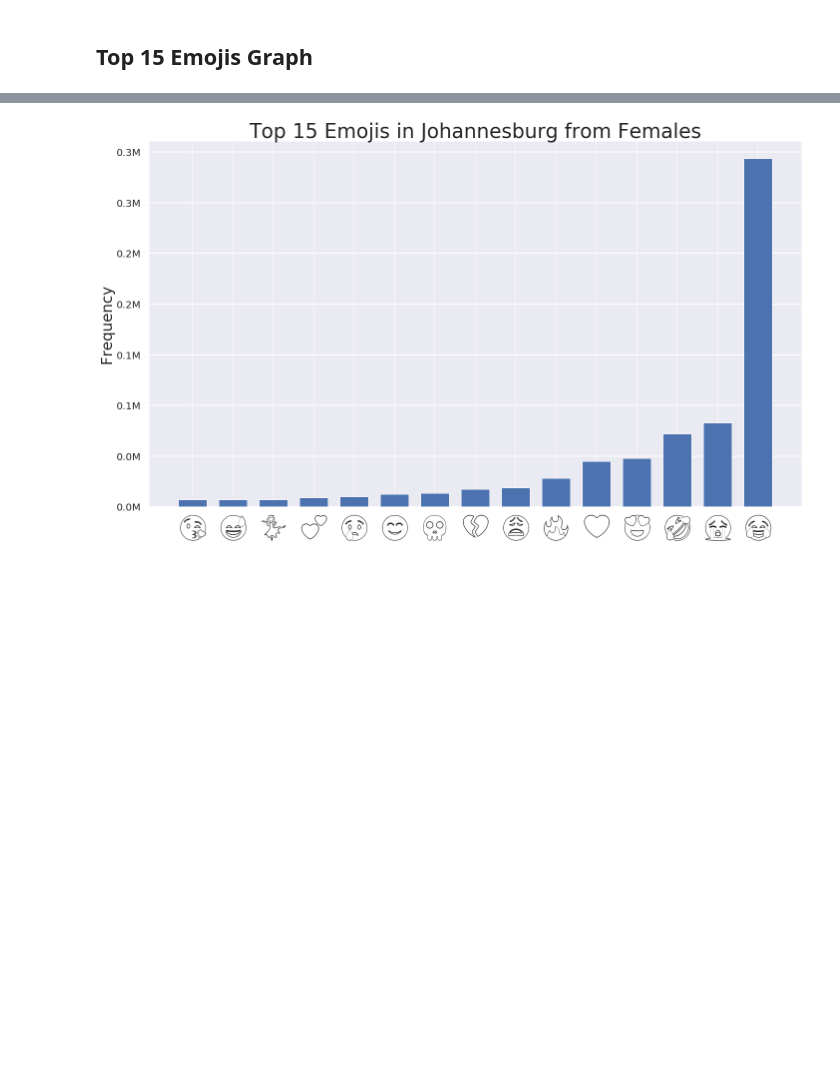
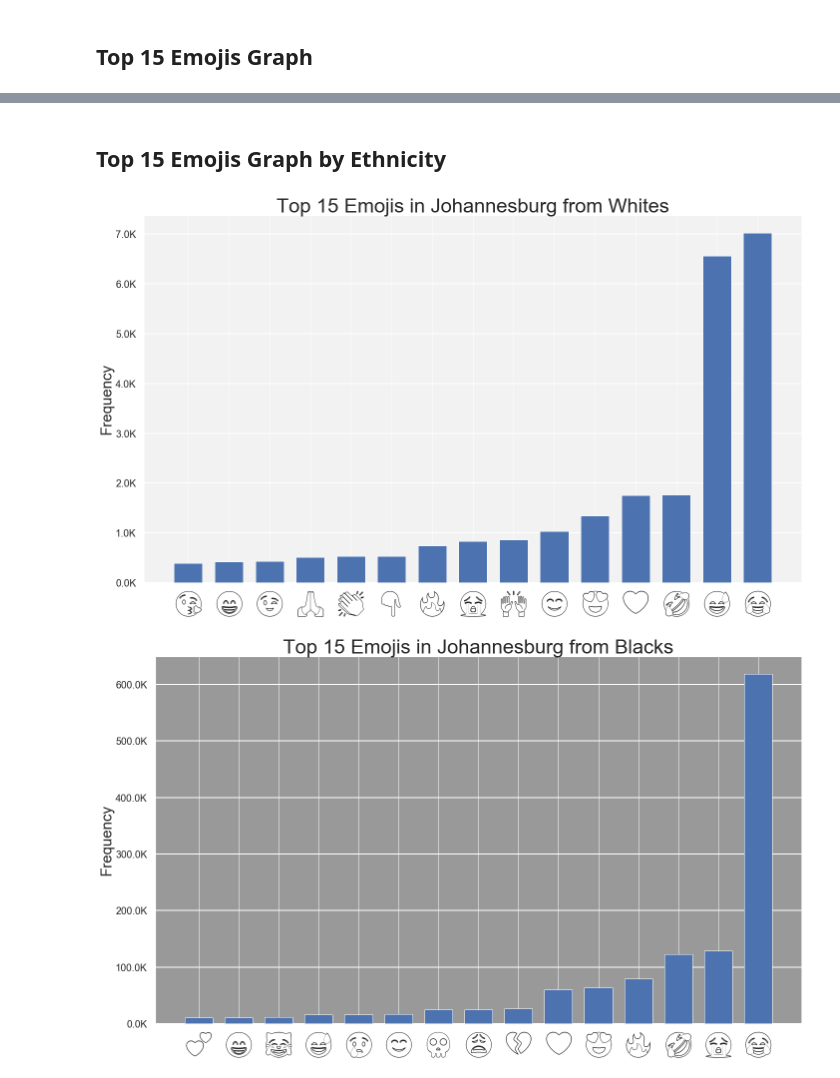
Before and after one commit to stylianosnicoletti/Emojis-usage-in-social-media-by-demographics, a Jupyter notebook: Jupyter/Emojis_ Johannesburg .ipynb, the cells around one changed output, grey strips where cells are left out. Saved outputs shown, nothing was run; the diff lists cells and outputs as text; code cells hidden in the pictures; blank space fills up the shorter version.

Commit message:
Top 15 Emojis Graph by Ethnicity Johannesburg

```diff
--- a/Jupyter/Emojis_ Johannesburg .ipynb
+++ b/Jupyter/Emojis_ Johannesburg .ipynb
@@ -185,0 +329,15 @@ emojis_count_females_df
+# %%
+# Count emojis
+count_asian = extract.count_all_emoji(joh_join_df.loc[(joh_join_df['ethnicity'] == 'asian')& (joh_join_df['ethnicity:confidence'].astype(float)>0.75)]['text'])
+
+# Display most common
+#count_males.most_common()
+
+# Create panda dataframe to store emojis with counts
+emojis_count_asian_df = pd.DataFrame(columns = ['Emoji','Count'])
+for emoji in count_asian:
+    emojis_count_asian_df = emojis_count_asian_df.append({'Emoji' : emoji , 'Count' : count_asian[emoji]} , ignore_index=True)
+
+# Sort dataframe by count
+emojis_count_asian_df = emojis_count_asian_df.sort_values(by=['Count'])
+emojis_count_asian_df
@@ -186,19 +363,28 @@ emojis_count_females_df
+# %% [markdown]
+## Top 15 Emojis Graph by Ethnicity
 # %%
-# Top 15 Values
-x_females = emojis_count_females_df['Emoji'].tail(15).values
-y_females = emojis_count_females_df['Count'].tail(15).values
+ethnicities_list = ['Whites','Blacks','Hispanics','Asians']
+ethnicities_values =[emojis_count_white_df,emojis_count_black_df,emojis_count_hispanic_df,emojis_count_asian_df]
+graph_colours=['f2f2f2','999999','e1b68b','ffeeb7']
+for i,ethn in enumerate(ethnicities_list):
 
-# Plot Bar Chart
-fig, ax = plt.subplots(figsize=(20,12))
-ax.yaxis.set_major_formatter(formatter_millions)
-ax.tick_params(axis='both', which='major', pad=10)
-plt.grid( linestyle='-', linewidth=2,axis='y')
-plt.bar(x_females, y_females, width=0.7, bottom=None, align='center', data=emojis_count_df.tail(5))
-plt.xticks(x_females, fontproperties=emojis_font)
-plt.yticks(fontsize =20)
-plt.ylabel('Frequency', fontsize =30)
-plt.title('Top 15 Emojis in Johannesburg from Females', fontsize =40)
-plt.tight_layout()
-plt.show()
+    # Top 15 Values
+    x = ethnicities_values[i]['Emoji'].tail(15).values
+    y = ethnicities_values[i]['Count'].tail(15).values
+
+    # Plot Bar Chart
+    fig, ax = plt.subplots(figsize=(20,12))
+    ax.yaxis.set_major_formatter(formatter_millions)
+    ax.tick_params(axis='both', which='major', pad=10)
+    ax.set_facecolor('#{}'.format(graph_colours[i]))
+    plt.grid( linestyle='-', linewidth=2,axis='y')
+    plt.bar(x, y, width=0.7, bottom=None, align='center', data=emojis_count_df.tail(5))
+    plt.xticks(x, fontproperties=emojis_font)
+    plt.yticks(fontsize =20)
+    plt.ylabel('Frequency', fontsize =30)
+    plt.title('Top 15 Emojis in Johannesburg from {}'.format(ethn), fontsize =40)
+    plt.tight_layout()
+    plt.show()
 # %% [output]
-[figure, old version]
+[figure, new version]
+[figure, added]
```
Also changed, not shown: parts of 21 cells of this notebook, 1 other file.
